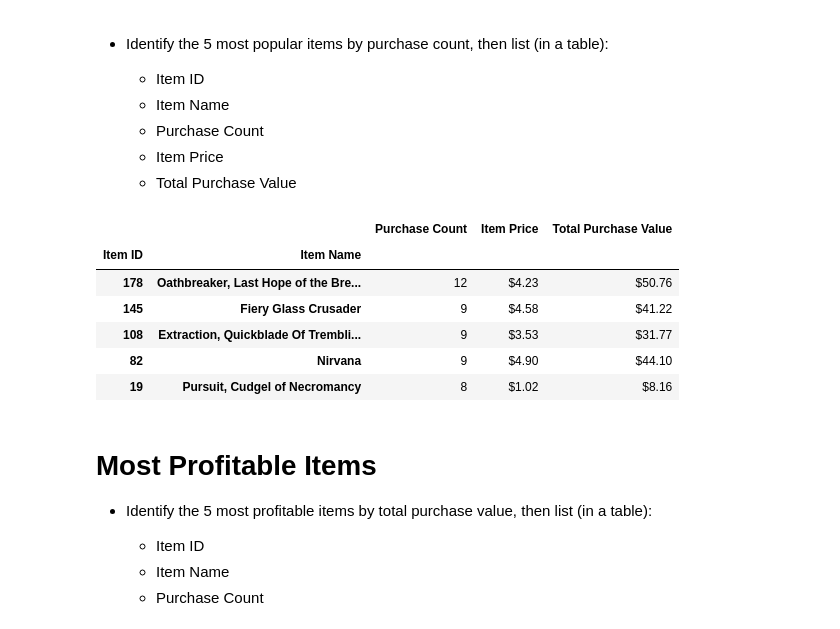
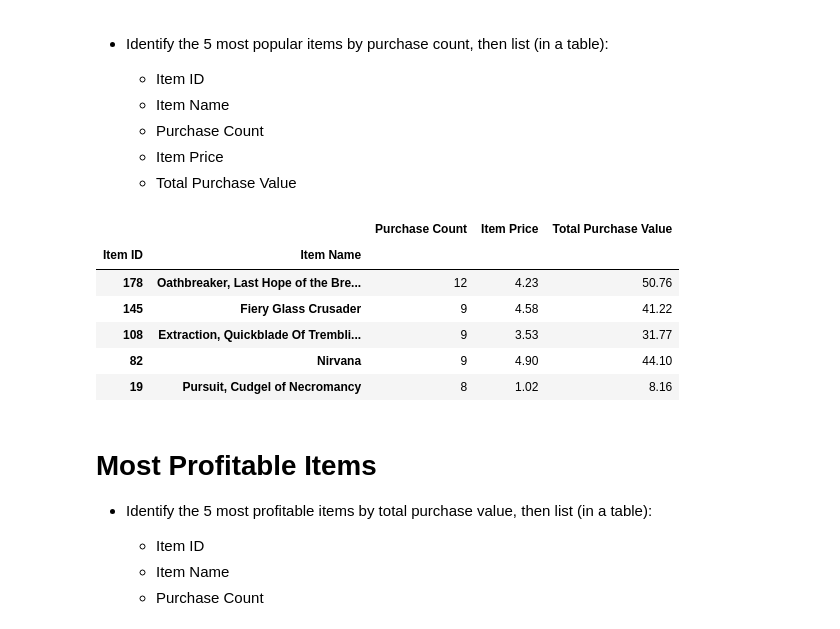
Before and after one commit to sainigurcharan/myUCIWork, a Jupyter notebook: 04 Pandas/HeroesOfPymoli/HeroesOfPymoli.ipynb, the cells around one changed output. Cells and saved outputs as stored; diff of their text form; code cells hidden in the pictures.

```diff
--- a/04 Pandas/HeroesOfPymoli/HeroesOfPymoli.ipynb
+++ b/04 Pandas/HeroesOfPymoli/HeroesOfPymoli.ipynb
@@ -261,27 +267,28 @@ totalSpendersDF.style.format({
 # %%
 # get data frame for the items and group by on Item ID and Item Name
 itemsDF = mainDF[["Item ID", "Item Name", "Price"]].groupby(["Item ID", "Item Name"])
 totItemPurchaseCount = itemsDF["Price"].count()
 totItemPurchaseValue = itemsDF["Price"].sum()
 perItemPrice = totItemPurchaseValue/totItemPurchaseCount
 
 itemsDF = pd.DataFrame({"Purchase Count": totItemPurchaseCount,
                                    "Item Price": perItemPrice,
                                    "Total Purchase Value":totItemPurchaseValue})
 
 # top five popular items from the descending order list
 topPopularItemsDF = itemsDF.sort_values(["Purchase Count"], ascending=False).head()
 # format the float columns
 topPopularItemsDF.style.format({"Item Price":"${:,.2f}",
                                 "Total Purchase Value":"${:,.2f}"})
+topPopularItemsDF.head()
 # %% [output]
 |  |  | Purchase Count | Item Price | Total Purchase Value |
 | Item ID | Item Name |  |  |  |
-| 178 | Oathbreaker, Last Hope of the Bre... | 12 | $4.23 | $50.76 |
-| 145 | Fiery Glass Crusader | 9 | $4.58 | $41.22 |
-| 108 | Extraction, Quickblade Of Trembli... | 9 | $3.53 | $31.77 |
-| 82 | Nirvana | 9 | $4.90 | $44.10 |
-| 19 | Pursuit, Cudgel of Necromancy | 8 | $1.02 | $8.16 |
+| 178 | Oathbreaker, Last Hope of the Bre... | 12 | 4.23 | 50.76 |
+| 145 | Fiery Glass Crusader | 9 | 4.58 | 41.22 |
+| 108 | Extraction, Quickblade Of Trembli... | 9 | 3.53 | 31.77 |
+| 82 | Nirvana | 9 | 4.90 | 44.10 |
+| 19 | Pursuit, Cudgel of Necromancy | 8 | 1.02 | 8.16 |
 # %% [markdown]
 # Most Profitable Items
 
```
Also changed, not shown: parts of 8 cells of this notebook, 1 other file.
